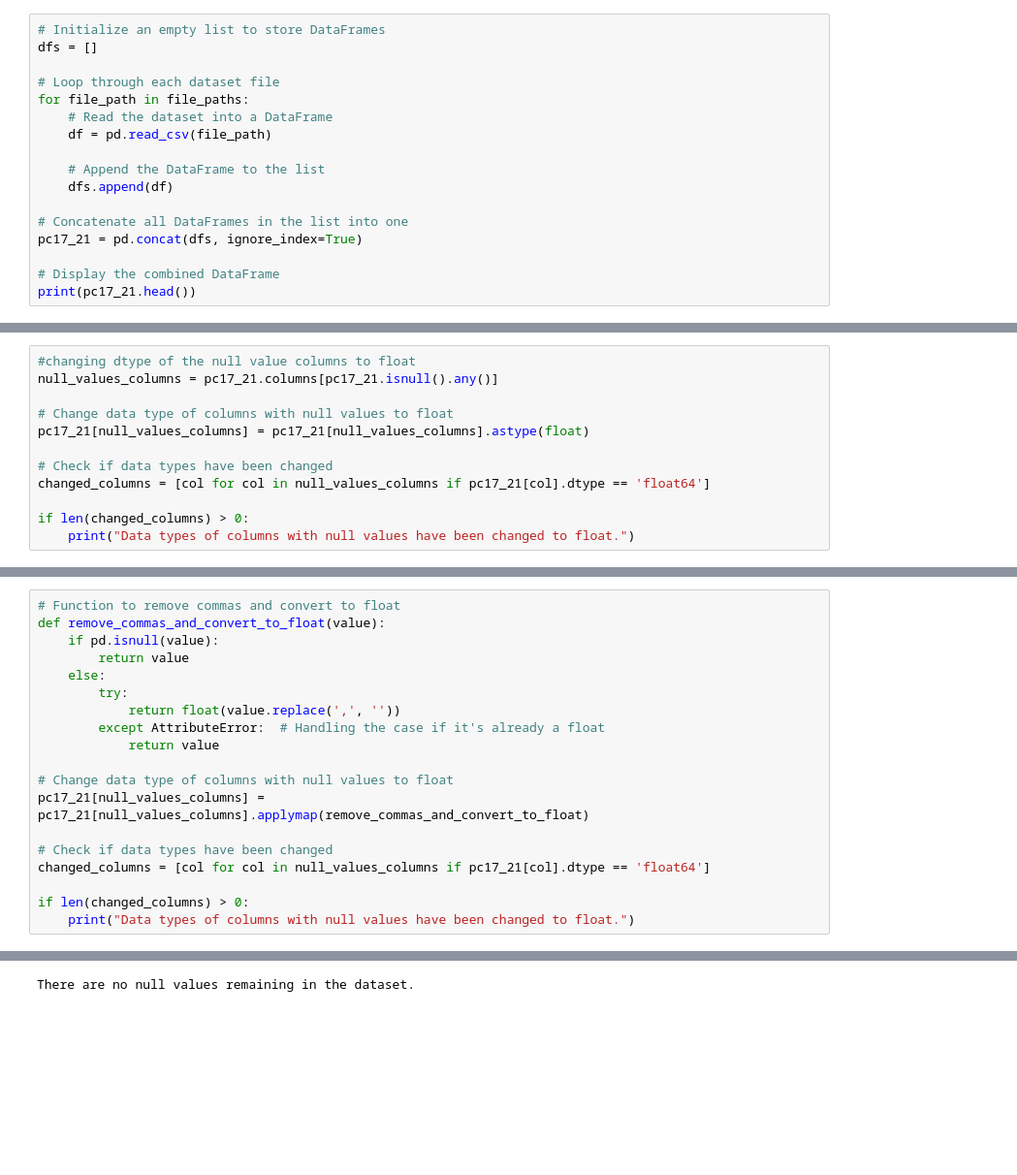
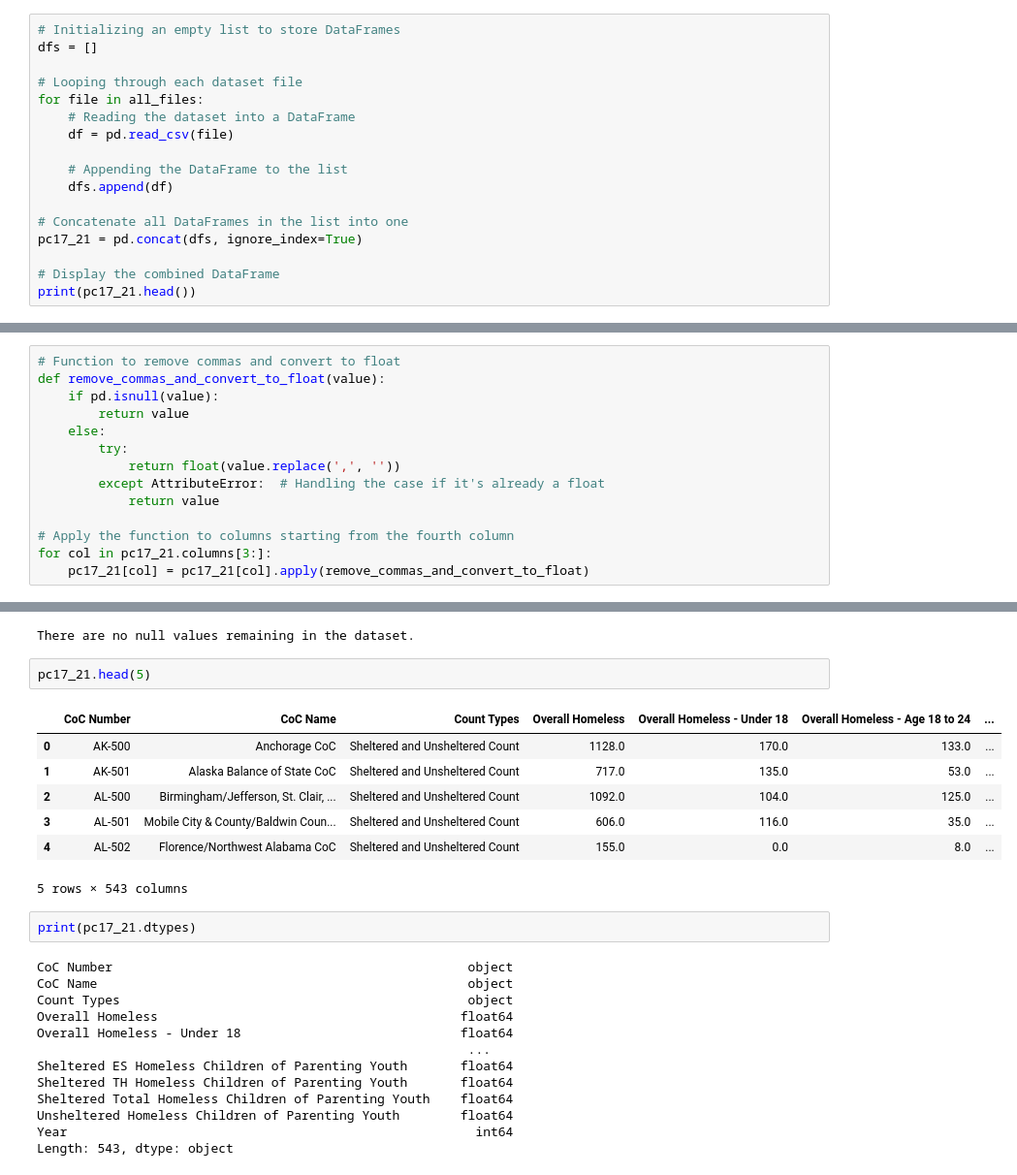
Before and after one commit to SinghNavnoor/homelessness_PIT_count_analysis, a Jupyter notebook: homeless_analysis.ipynb, the cells around one changed output, grey strips where cells are left out. Shown at 97% size. Saved outputs shown, nothing was run; the diff lists cells and outputs as text; blank space fills up the shorter version.

Commit message:
Updated the Null Value handling

```diff
--- a/homeless_analysis.ipynb
+++ b/homeless_analysis.ipynb
@@ -67,13 +68,13 @@ pc17.head()
 # %%
-# Initialize an empty list to store DataFrames
+# Initializing an empty list to store DataFrames
 dfs = []
 
-# Loop through each dataset file
-for file_path in file_paths:
-    # Read the dataset into a DataFrame
-    df = pd.read_csv(file_path)
+# Looping through each dataset file
+for file in all_files:
+    # Reading the dataset into a DataFrame
+    df = pd.read_csv(file)
 
-    # Append the DataFrame to the list
+    # Appending the DataFrame to the list
     dfs.append(df)
 
 # Concatenate all DataFrames in the list into one
@@ -395,12 +328,0 @@ All dtypes are object.
-# %%
-#changing dtype of the null value columns to float
-null_values_columns = pc17_21.columns[pc17_21.isnull().any()]
-
-# Change data type of columns with null values to float
-pc17_21[null_values_columns] = pc17_21[null_values_columns].astype(float)
-
-# Check if data types have been changed
-changed_columns = [col for col in null_values_columns if pc17_21[col].dtype == 'float64']
-
-if len(changed_columns) > 0:
-    print("Data types of columns with null values have been changed to float.")
@@ -417,11 +339,6 @@ def remove_commas_and_convert_to_float(value):
         except AttributeError:  # Handling the case if it's already a float
             return value
 
-# Change data type of columns with null values to float
-pc17_21[null_values_columns] = pc17_21[null_values_columns].applymap(remove_commas_and_convert_to_float)
-
-# Check if data types have been changed
-changed_columns = [col for col in null_values_columns if pc17_21[col].dtype == 'float64']
-
-if len(changed_columns) > 0:
-    print("Data types of columns with null values have been changed to float.")
+# Apply the function to columns starting from the fourth column
+for col in pc17_21.columns[3:]:
+    pc17_21[col] = pc17_21[col].apply(remove_commas_and_convert_to_float)
@@ -447,3 +363,28 @@ else:
     print("There are no null values remaining in the dataset.")
 # %% [output]
 There are no null values remaining in the dataset.
+# %%
+pc17_21.head(5)
+# %% [output]
+|  | CoC Number | CoC Name | Count Types | Overall Homeless | Overall Homeless - Under 18 | Overall Homeless - Age 18 to 24 | ... |
+| 0 | AK-500 | Anchorage CoC | Sheltered and Unsheltered Count | 1128.0 | 170.0 | 133.0 | ... |
+| 1 | AK-501 | Alaska Balance of State CoC | Sheltered and Unsheltered Count | 717.0 | 135.0 | 53.0 | ... |
+| 2 | AL-500 | Birmingham/Jefferson, St. Clair, ... | Sheltered and Unsheltered Count | 1092.0 | 104.0 | 125.0 | ... |
+| 3 | AL-501 | Mobile City & County/Baldwin Coun... | Sheltered and Unsheltered Count | 606.0 | 116.0 | 35.0 | ... |
+| 4 | AL-502 | Florence/Northwest Alabama CoC | Sheltered and Unsheltered Count | 155.0 | 0.0 | 8.0 | ... |
+5 rows × 543 columns
+# %%
+print(pc17_21.dtypes)
+# %% [output]
+CoC Number                                               object
+CoC Name                                                 object
+Count Types                                              object
+Overall Homeless                                        float64
+Overall Homeless - Under 18                             float64
+                                                         ...
+Sheltered ES Homeless Children of Parenting Youth       float64
+Sheltered TH Homeless Children of Parenting Youth       float64
+Sheltered Total Homeless Children of Parenting Youth    float64
+Unsheltered Homeless Children of Parenting Youth        float64
+Year                                                      int64
+Length: 543, dtype: object
```
Also changed, not shown: parts of 34 cells of this notebook.
